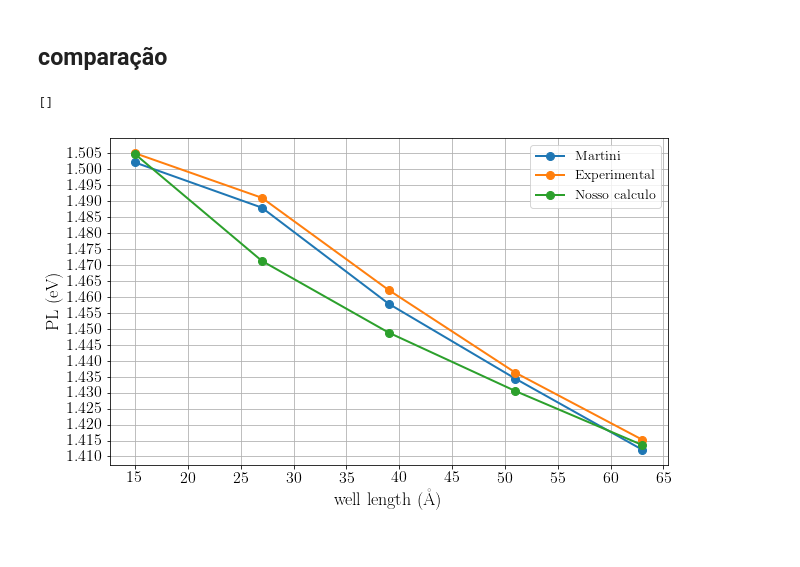
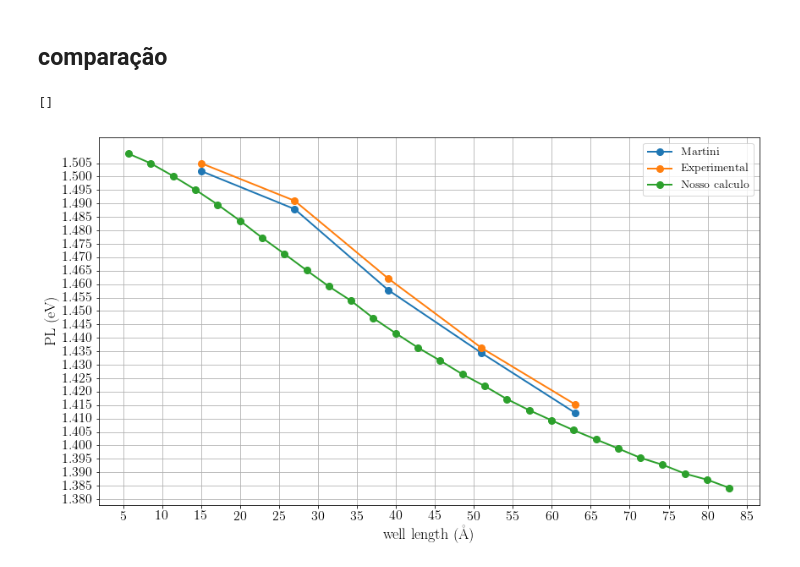
Before and after one commit to thiagolcmelo/time-evolution, a Jupyter notebook: martini-reproduzindo.ipynb, the cells around one changed output. Drawn from its saved outputs; the diff is of its cells as text; code cells hidden in the pictures.

```diff
--- a/martini-reproduzindo.ipynb
+++ b/martini-reproduzindo.ipynb
@@ -10,7 +10,8 @@ from IPython.display import set_matplotlib_formats
 set_matplotlib_formats('pdf', 'png')
 plt.rcParams['savefig.dpi'] = 75
 plt.rcParams['figure.autolayout'] = False
-plt.rcParams['figure.figsize'] = 10, 6
+#plt.rcParams['figure.figsize'] = 10, 6
+plt.rcParams['figure.figsize'] = 14, 8
 plt.rcParams['axes.labelsize'] = 18
 plt.rcParams['axes.titlesize'] = 20
 plt.rcParams['font.size'] = 16
@@ -38,7 +39,11 @@ au2ev  = au_e / ev
 ## função que gera o perfil de concentração
 # %%
 def concentration(x0, R, ml):
-    nsl = 6 * ml # number of surrounding layers (each side)
+    # 2 monolayers requires 100 surrounding
+    # 20 monolayers requires 10 surrounding
+    # but let's force at least 10
+    nsl = max(10,int(110+(10-100/(20-2))*ml)) # number of surrounding layers (each side)
+
     tl = ml + 2 * nsl  # total layers
     # bulk before well
     x = [0] * nsl
@@ -54,11 +59,11 @@ def concentration(x0, R, ml):
 # %%
 x0     = 0.16 # intended indium concentration
 R      = 0.85 # segregation parameter
-N      = 512 # number of grid points
+N      = 1024 # number of grid points
 offset = (0.7, 0.3)
 
 # number of layers
-ml_grid = [6, 10, 14, 18, 22]
+ml_grid = range(2,30)
 
 # for ml in ml_grid:
 #     layers, in_x = concentration(x0, R, ml)
@@ -146,12 +151,12 @@ for ml in ml_grid:
 #     Ehh_es = Ehh_es  / np.sqrt(simps(Ehh_es.conj() * Ehh_es , z))
 #     z_med  = simps(Ehh_es.conj()*z*Ee_es,z)
 
-    Ehh_es = Ehh_es  / np.sqrt(simps(Ehh_es.conj() * Ehh_es , z))
-    z_med  = simps(Ehh_es.conj()*z*Ehh_es,z)/simps(Ehh_es.conj()*Ehh_es,z)
+#     Ehh_es = Ehh_es  / np.sqrt(simps(Ehh_es.conj() * Ehh_es , z))
+#     z_med  = simps(Ehh_es.conj()*z*Ehh_es,z)/simps(Ehh_es.conj()*Ehh_es,z)
+#     idx = np.max([i if _z < z_med else 0 for i, _z in enumerate(z)])
+#     gap_min = gap_strain[idx]
 
-    idx = np.max([i if _z < z_med else 0 for i, _z in enumerate(z)])
-    #gap_min = np.min(gap_strain)
-    gap_min = gap_strain[idx]
+    gap_min = np.min(gap_strain)
     pl = gap_min+Ehh+Ee-7e-3
     PL_nosso.append(pl)
 
@@ -173,22 +190,22 @@ PL_experimental = [1.50498686, 1.49103033, 1.46214312, 1.43623456, 1.41525293]
 # %%
 wl = [15, 27, 39, 51, 63]
 
 fig = plt.figure()
 ax  = fig.gca()
 
-ax.set_xticks(np.arange(0, 70.00, 5.000))
+ax.set_xticks(np.arange(0, 100.00, 5.000))
 ax.set_yticks(np.arange(0,  1.51, 0.005))
 ax.set_xlabel('well length (\AA)')
 ax.set_ylabel('PL (eV)')
 
 ax.plot(wl, PL_martini     , '-o', label='Martini')
 ax.plot(wl, PL_experimental, '-o', label='Experimental')
-ax.plot(wl, PL_nosso       , '-o', label='Nosso calculo')
+ax.plot([float(i)*5.71/2 for i in range(2,30)], PL_nosso       , '-o', label='Nosso calculo')
 
 plt.legend()
 plt.grid(True)
 plt.plot()
 # %% [output]
 []
-[figure, old version]
+[figure, new version]
 # %%
```
Also changed, not shown: parts of 5 cells of this notebook, 3 other files.
